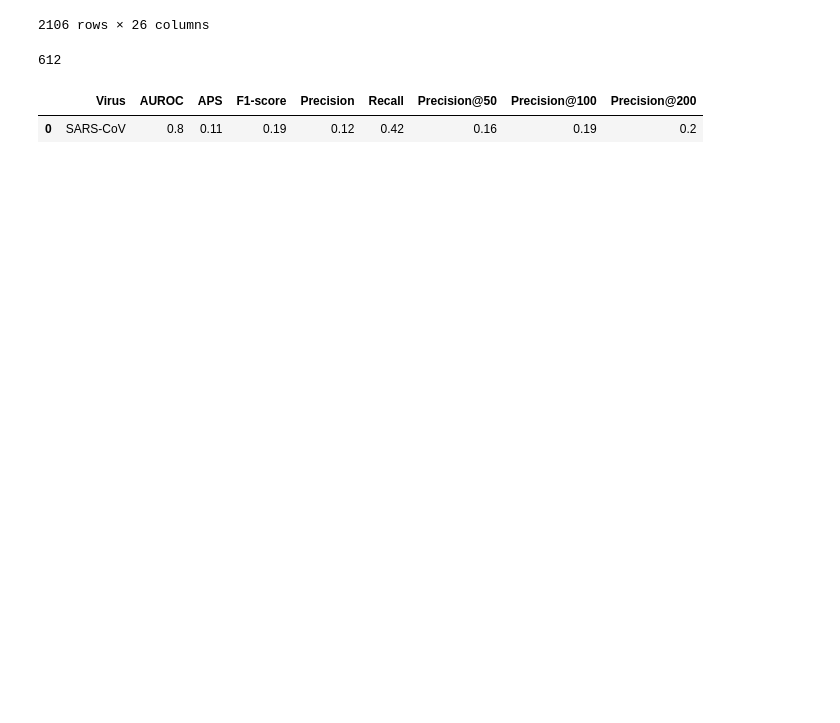
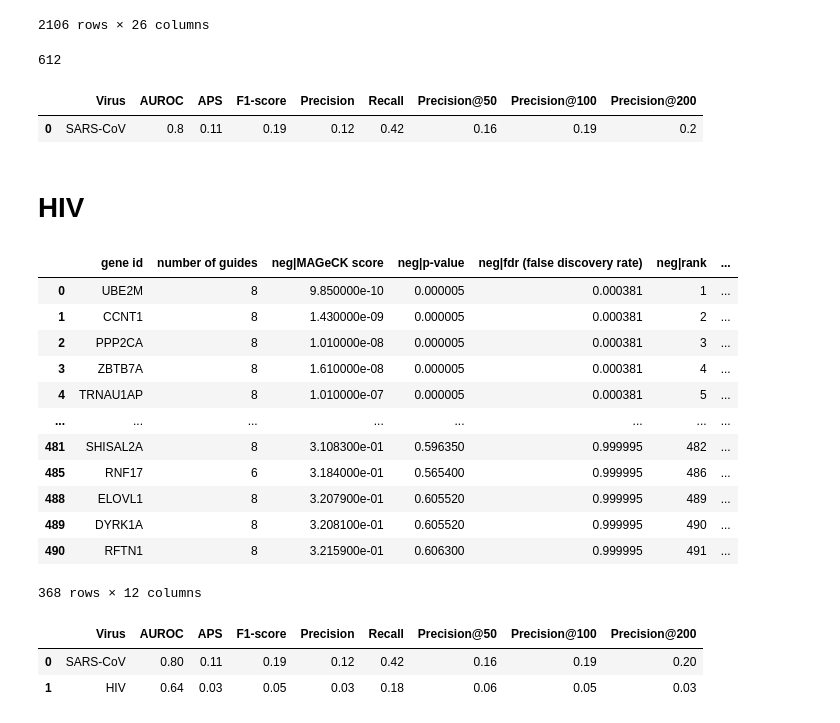
Before and after one commit to marsico-lab/TransFactor, a Jupyter notebook: manuscript/Figures/Supp. Table 9 - SARS-CoV and HIV.ipynb, the cells around one changed output. Cells and saved outputs as stored; diff of their text form; code cells hidden in the pictures; blank space fills up the shorter version.

```diff
--- a/manuscript/Figures/Supp. Table 9 - SARS-CoV.ipynb
+++ b/manuscript/Figures/Supp. Table 9 - SARS-CoV and HIV.ipynb
@@ -71,3 +73,76 @@ results.round(2)
 # %% [output]
 |  | Virus | AUROC | APS | F1-score | Precision | Recall | Precision@50 | Precision@100 | Precision@200 |
 | 0 | SARS-CoV | 0.8 | 0.11 | 0.19 | 0.12 | 0.42 | 0.16 | 0.19 | 0.2 |
+# %% [markdown]
+# HIV
+# %%
+# Labels Supp Table 1 from https://journals.asm.org/doi/10.1128/mbio.00009-23 Montoya et al. 2023
+# Direct download: https://journals.asm.org/doi/suppl/10.1128/mbio.00009-23/suppl_file/mbio.00009-23-st001.xlsx
+# The file itself is corrupted and cannot be loaded directly in pandas. Please open using Excel and save the first sheet as csv
+
+df_hiv = pd.read_csv('mbio.00009-23-st001.csv')
+df_hiv = df_hiv[~df_hiv['gene id'].str.contains('synNTC')]
+df_hiv = df_hiv.iloc()[:368]  # Number used in Montoya et al. 2023
+df_hiv
+# %% [output]
+|  | gene id | number of guides | neg|MAGeCK score | neg|p-value | neg|fdr (false discovery rate) | neg|rank | ... |
+| 0 | UBE2M | 8 | 9.850000e-10 | 0.000005 | 0.000381 | 1 | ... |
+| 1 | CCNT1 | 8 | 1.430000e-09 | 0.000005 | 0.000381 | 2 | ... |
+| 2 | PPP2CA | 8 | 1.010000e-08 | 0.000005 | 0.000381 | 3 | ... |
+| 3 | ZBTB7A | 8 | 1.610000e-08 | 0.000005 | 0.000381 | 4 | ... |
+| 4 | TRNAU1AP | 8 | 1.010000e-07 | 0.000005 | 0.000381 | 5 | ... |
+| ... | ... | ... | ... | ... | ... | ... | ... |
+| 481 | SHISAL2A | 8 | 3.108300e-01 | 0.596350 | 0.999995 | 482 | ... |
+| 485 | RNF17 | 6 | 3.184000e-01 | 0.565400 | 0.999995 | 486 | ... |
+| 488 | ELOVL1 | 8 | 3.207900e-01 | 0.605520 | 0.999995 | 489 | ... |
+| 489 | DYRK1A | 8 | 3.208100e-01 | 0.605520 | 0.999995 | 490 | ... |
+| 490 | RFTN1 | 8 | 3.215900e-01 | 0.606300 | 0.999995 | 491 | ... |
+368 rows × 12 columns
+# %%
+# ideal threshold from SARS-CoV-2
+from sklearn.metrics import roc_auc_score, precision_recall_curve, f1_score, accuracy_score, precision_score, average_precision_score, recall_score, precision_recall_curve
+import numpy as np
+
+
+predictions['HIV'] = predictions['gene'].isin(df_hiv['gene id'])
+
+modality = 'tf_finetuned'
+config = 'tf_finetuned_ensemble'
+Ks = [50, 100, 200]
+results = []
+
+for cov in ['SARS-CoV', 'HIV']:
+    # Best threshold based on SARS-CoV-2
+    val_subset = predictions[predictions[f'group_split_0'].isin(['train', 'val'])].copy()
+
+    precision, recall, thresholds = precision_recall_curve(val_subset['label'] == '1.0', val_subset[f'{modality}_ensemble'])
+    f1_scores = 2*precision*recall / (precision+recall)
+    best_threshold = thresholds[f1_scores.argmax()]
+
+    test_subset = predictions[predictions['group_split_0'] == 'test'].copy()
+    test_subset = predictions.copy()
+    # test_subset = predictions[predictions['gene'].isin(df_hiv2['gene id'])].copy()
+
+    result = {}
+    result.update({
+              'Virus': cov,
+              f'AUROC': roc_auc_score(test_subset[cov], test_subset[config]),
+              f'APS': average_precision_score(test_subset[cov], test_subset[config]),
+              f'F1-score': f1_score(test_subset[cov], test_subset[config] > best_threshold, ),
+              f'Precision': precision_score(test_subset[cov], test_subset[config] > best_threshold, ),
+              f'Recall': recall_score(test_subset[cov], test_subset[config] > best_threshold, ),
+             })
+
+    for K in Ks:
+        test_subset_top_k = test_subset.loc[test_subset[config].nlargest(K).index]
+        result.update({f'Precision@{K}': precision_score(test_subset_top_k[cov], np.ones_like(test_subset_top_k[config]))})
+
+
+    results.append(result)
+
+results = pd.DataFrame(results)
+results.round(2)
+# %% [output]
+|  | Virus | AUROC | APS | F1-score | Precision | Recall | Precision@50 | Precision@100 | Precision@200 |
+| 0 | SARS-CoV | 0.80 | 0.11 | 0.19 | 0.12 | 0.42 | 0.16 | 0.19 | 0.20 |
+| 1 | HIV | 0.64 | 0.03 | 0.05 | 0.03 | 0.18 | 0.06 | 0.05 | 0.03 |
```
Also changed, not shown: parts of 1 cell of this notebook.
